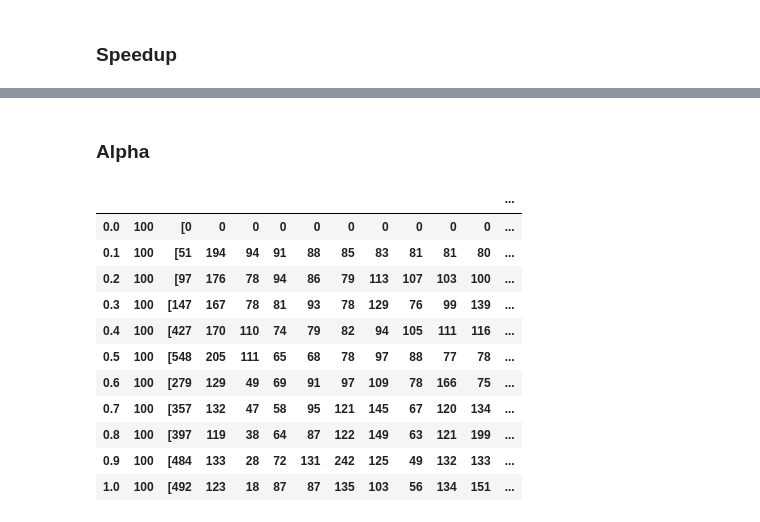
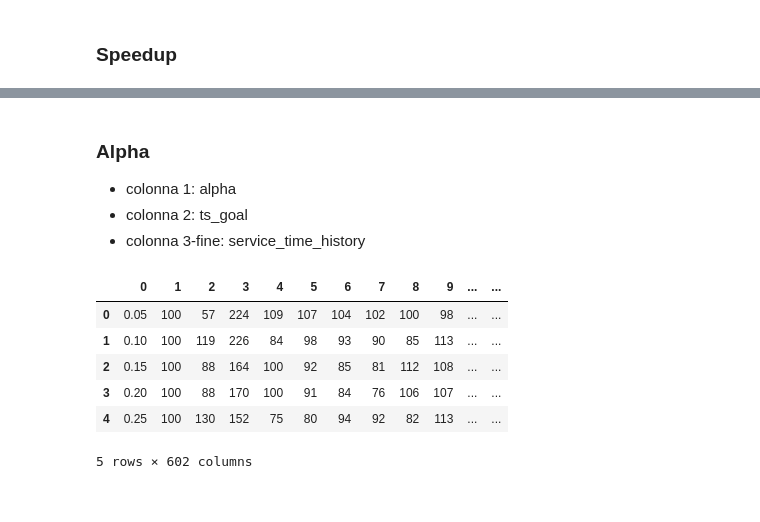
Before and after one commit to noobcode/Parallel-and-Distributed-Systems, a Jupyter notebook: Project/Visualizations/visualize_results.ipynb, the cells around one changed output, grey strips where cells are left out. Drawn from its saved outputs; the diff is of its cells as text; code cells hidden in the pictures.

Commit message:
added alpha esperiment

```diff
--- a/Project/Visualizations/visualize_results.ipynb
+++ b/Project/Visualizations/visualize_results.ipynb
@@ -129,18 +129,16 @@ plt.show()
-# %% [markdown]
-### Alpha
+# %% [markdown]
+### Alpha
+- colonna 1: alpha
+- colonna 2: ts_goal
+- colonna 3-fine: service_time_history
 # %%
-ts_vs_alpha_df = pd.read_csv("../Statistics/service_time_history_vs_alpha.csv")
-ts_vs_alpha_df
+ts_vs_alpha_df = pd.read_csv("../Statistics/service_time_history_vs_alpha.csv", header=None)
+ts_vs_alpha_df.head()
 # %% [output]
-|  |  |  |  |  |  |  |  |  |  |  |  | ... |
-| 0.0 | 100 | [0 | 0 | 0 | 0 | 0 | 0 | 0 | 0 | 0 | 0 | ... |
-| 0.1 | 100 | [51 | 194 | 94 | 91 | 88 | 85 | 83 | 81 | 81 | 80 | ... |
-| 0.2 | 100 | [97 | 176 | 78 | 94 | 86 | 79 | 113 | 107 | 103 | 100 | ... |
-| 0.3 | 100 | [147 | 167 | 78 | 81 | 93 | 78 | 129 | 76 | 99 | 139 | ... |
-| 0.4 | 100 | [427 | 170 | 110 | 74 | 79 | 82 | 94 | 105 | 111 | 116 | ... |
-| 0.5 | 100 | [548 | 205 | 111 | 65 | 68 | 78 | 97 | 88 | 77 | 78 | ... |
-| 0.6 | 100 | [279 | 129 | 49 | 69 | 91 | 97 | 109 | 78 | 166 | 75 | ... |
-| 0.7 | 100 | [357 | 132 | 47 | 58 | 95 | 121 | 145 | 67 | 120 | 134 | ... |
-| 0.8 | 100 | [397 | 119 | 38 | 64 | 87 | 122 | 149 | 63 | 121 | 199 | ... |
-| 0.9 | 100 | [484 | 133 | 28 | 72 | 131 | 242 | 125 | 49 | 132 | 133 | ... |
-| 1.0 | 100 | [492 | 123 | 18 | 87 | 87 | 135 | 103 | 56 | 134 | 151 | ... |
+|  | 0 | 1 | 2 | 3 | 4 | 5 | 6 | 7 | 8 | 9 | ... | ... |
+| 0 | 0.05 | 100 | 57 | 224 | 109 | 107 | 104 | 102 | 100 | 98 | ... | ... |
+| 1 | 0.10 | 100 | 119 | 226 | 84 | 98 | 93 | 90 | 85 | 113 | ... | ... |
+| 2 | 0.15 | 100 | 88 | 164 | 100 | 92 | 85 | 81 | 112 | 108 | ... | ... |
+| 3 | 0.20 | 100 | 88 | 170 | 100 | 91 | 84 | 76 | 106 | 107 | ... | ... |
+| 4 | 0.25 | 100 | 130 | 152 | 75 | 80 | 94 | 92 | 82 | 113 | ... | ... |
+5 rows × 602 columns
```
Also changed, not shown: parts of 11 cells of this notebook, 6 other files.
